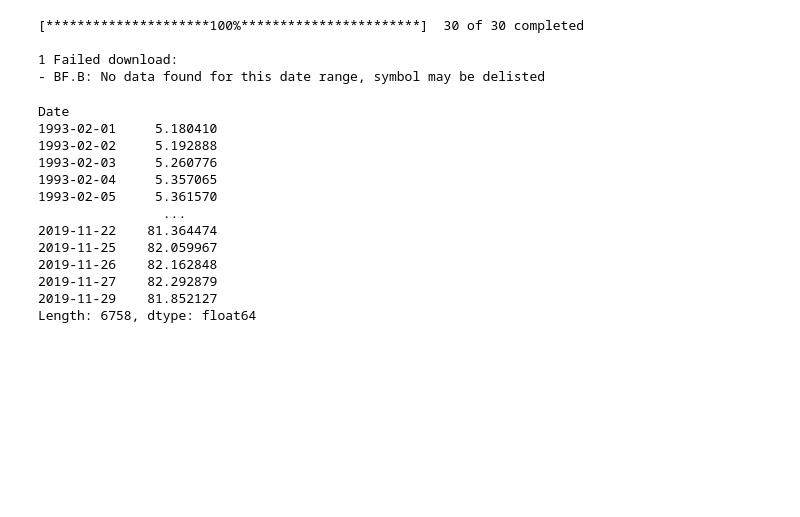
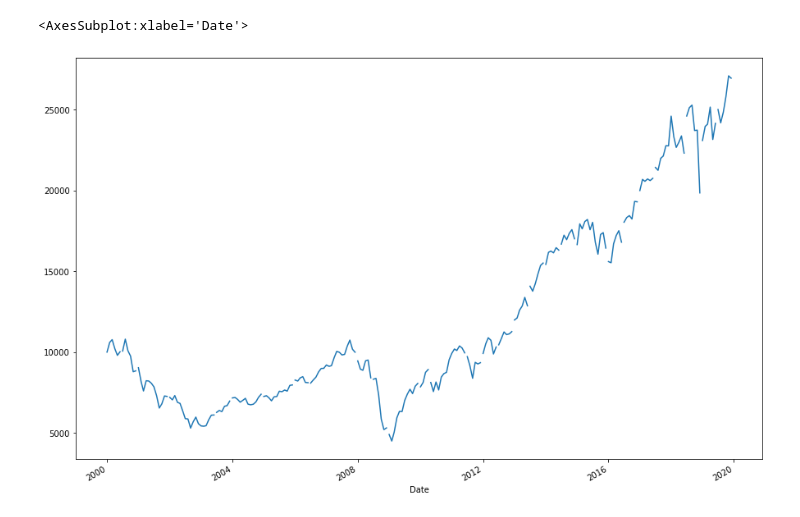
Before and after one commit to Harnekgithub/Project_Random_Walkthrough_SP500_Dataset, a Jupyter notebook: Code/random_walkthrough.ipynb, the cells around one changed output. Saved outputs shown, nothing was run; the diff lists cells and outputs as text; code cells hidden in the pictures; blank space fills up the shorter version.

Commit message:
Initial refined proof of concept, second update

```diff
--- a/Code/random_walkthrough.ipynb
+++ b/Code/random_walkthrough.ipynb
@@ -39,0 +16,6 @@ df.isnull()
+# %%
+#function to extract stock data from yahoo finance
+def yahoo_finance(ticker_lst):
+    port_df = yf.download(ticker, start='2000-01-01', end='2019-12-31',interval = '1mo')
+    port_df.sort_values(by='Date', ascending=False)
+    return port_df
@@ -102,0 +168,8 @@ print(stock_port)
+# %%
+mg_list = ['FLCSX']
+#['TNWCX', 'SRFMX', 'PRCOX', 'HAIAX', 'WMLIX', 'DFUSX', 'VPMCX', 'PRBLX', 'DGAGX', 'TISCX', 'AFDAX', 'VDIGX', 'DFELX', 'BIRAX', 'DUSQX', 'MRGAX', 'DFEOX', 'BRLIX', 'VPCCX']
+ticker = ""
+ticker = ' '.join(mg_list)
+print(ticker)
+mg_fund_df = yahoo_finance(mg_list)
+mg_fund_df.head()
@@ -102,0 +186,11 @@ print(stock_port)
+# %%
+mg_fund_df['monthly_values'] = mg_fund_df['Adj Close'].sum()*10000
+mg_fund_df
+#Value of $10000 invested
+initial_val =  mg_fund_df['Adj Close'][0]
+num_of_shares = 10000 / initial_val
+mg_fund_df['monthly_value'] = num_of_shares * mg_fund_df['Adj Close']
+mg_fund_df['monthly_value'].plot(figsize= (15,10))
+# %% [output]
+<AxesSubplot:xlabel='Date'>
+[figure, added]
@@ -103,30 +207,4 @@ print(stock_port)
 # %%
-tickers = ""
-
-tickers = ' '.join(stock_port)
-
-port_df = yf.download(tickers, start='1993-02-01', end='2019-12-01')
-#port_df
+mgticker = 'FLCSX'
+mg_port_df = yf.download(mgticker, start='1993-02-01', end='2021-08-01')
+mg_port_df
-# %% [output]
-[*********************100%***********************]  30 of 30 completed
-
-1 Failed download:
-- BF.B: No data found for this date range, symbol may be delisted
-# %%
-clean_dataset = port_df['Adj Close'].copy()
-#port_df.drop(columns = [(    'Close', 'AEP'),            (    'Close', 'AFL'),            (    'Close', 'AXP'),            (    'Close', 'CMS'),            (    'Close', 'ECL'),            (    'Close', 'GIS'),(    'Close', 'ITW'),(    'Close',  'SO'),(    'Close', 'TAP'),(    'Close', 'YUM'), (     'High', 'AEP'),(     'High', 'AFL'),(     'High', 'AXP'),(     'High', 'CMS'),(     'High', 'ECL'),(     'High', 'GIS'),(     'High', 'ITW'), (     'High',  'SO'),(     'High', 'TAP'), (     'High', 'YUM'),(      'Low', 'AEP'), (      'Low', 'AFL'), (      'Low', 'AXP'), (      'Low', 'CMS'),(      'Low', 'ECL'), (      'Low', 'GIS'), (      'Low', 'ITW'), (      'Low',  'SO'),(      'Low', 'TAP'),(      'Low', 'YUM'),(     'Open', 'AEP'),(     'Open', 'AFL'), (     'Open', 'AXP'),(     'Open', 'CMS'),(     'Open', 'ECL'),(     'Open', 'GIS'),(     'Open', 'ITW'), (     'Open',  'SO'),(     'Open', 'TAP'),(     'Open', 'YUM'),(   'Volume', 'AEP'),(   'Volume', 'AFL'),(   'Volume', 'AXP'),(   'Volume', 'CMS'),(   'Volume', 'ECL'), (   'Volume', 'GIS'), (   'Volume', 'ITW'),(   'Volume',  'SO'),(   'Volume', 'TAP'),(   'Volume', 'YUM')], inplace=True)
-clean_dataset.mean(axis=1)
-# %% [output]
-Date
-1993-02-01     5.180410
-1993-02-02     5.192888
-1993-02-03     5.260776
-1993-02-04     5.357065
-1993-02-05     5.361570
-                ...
-2019-11-22    81.364474
-2019-11-25    82.059967
-2019-11-26    82.162848
-2019-11-27    82.292879
-2019-11-29    81.852127
-Length: 6758, dtype: float64
```
Also changed, not shown: parts of 21 cells of this notebook, 7 other files.
